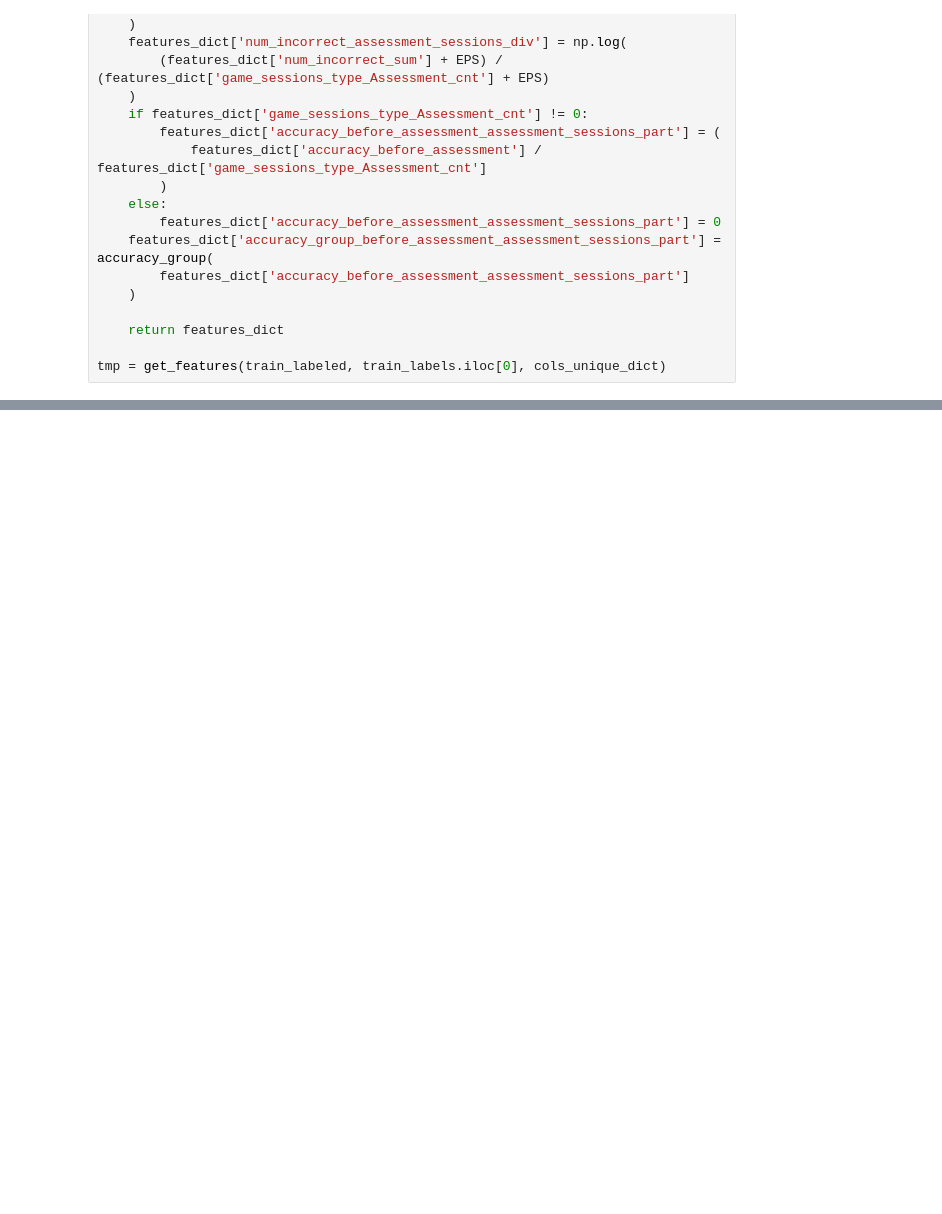
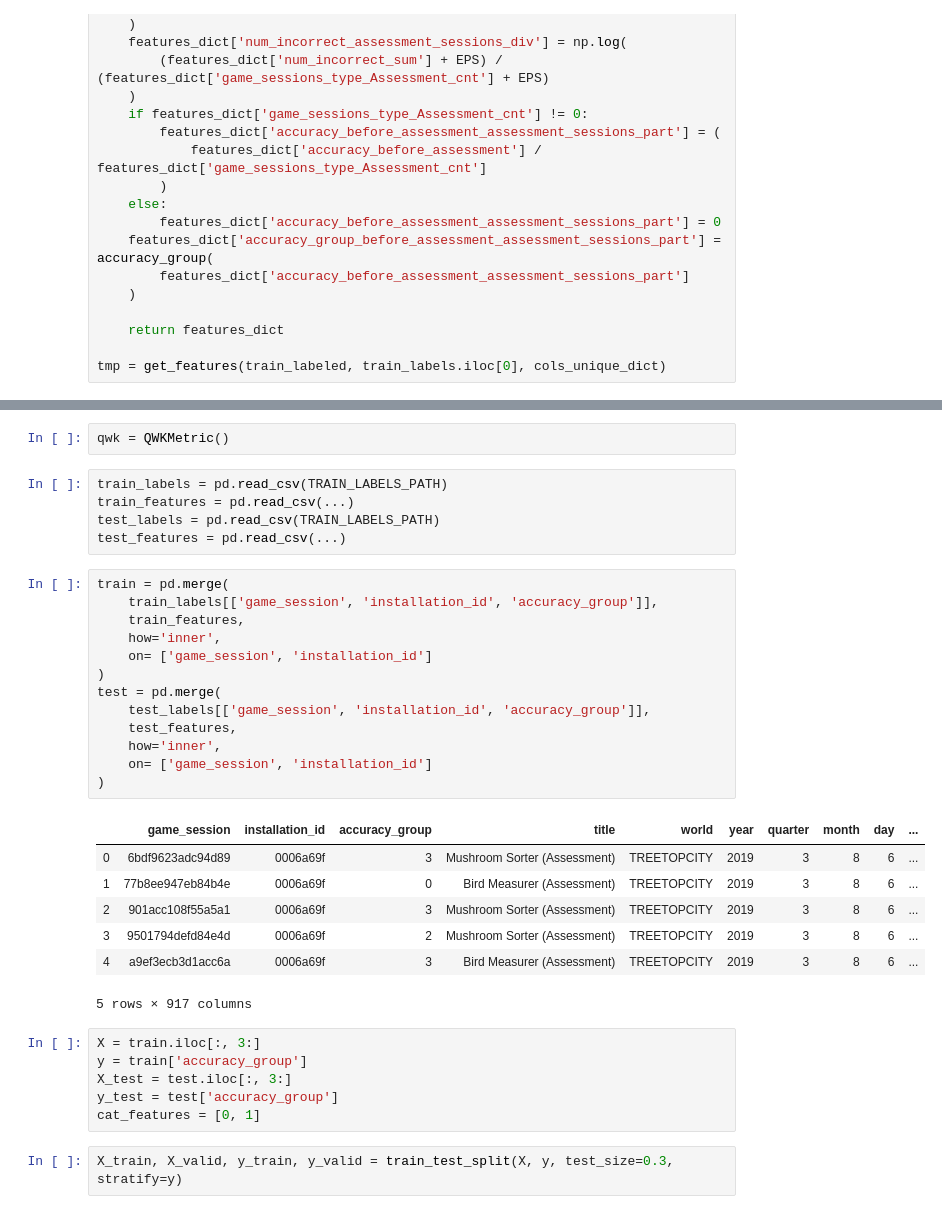
Before and after one commit to AndreyKoceruba/Children_learn, a Jupyter notebook: Children_learn.ipynb, the cells around one changed output, grey strips where cells are left out. Cells and saved outputs as stored; diff of their text form; blank space fills up the shorter version.

```diff
--- a/Children_learn.ipynb
+++ b/Children_learn.ipynb
@@ -513,0 +557,36 @@ df = pd.DataFrame(list(df))
+# %%
+qwk = QWKMetric()
+# %%
+train_labels = pd.read_csv(TRAIN_LABELS_PATH)
+train_features = pd.read_csv(...)
+test_labels = pd.read_csv(TRAIN_LABELS_PATH)
+test_features = pd.read_csv(...)
+# %%
+train = pd.merge(
+    train_labels[['game_session', 'installation_id', 'accuracy_group']],
+    train_features,
+    how='inner',
+    on= ['game_session', 'installation_id']
+)
+test = pd.merge(
+    test_labels[['game_session', 'installation_id', 'accuracy_group']],
+    test_features,
+    how='inner',
+    on= ['game_session', 'installation_id']
+)
+# %% [output]
+|  | game_session | installation_id | accuracy_group | title | world | year | quarter | month | day | ... |
+| 0 | 6bdf9623adc94d89 | 0006a69f | 3 | Mushroom Sorter (Assessment) | TREETOPCITY | 2019 | 3 | 8 | 6 | ... |
+| 1 | 77b8ee947eb84b4e | 0006a69f | 0 | Bird Measurer (Assessment) | TREETOPCITY | 2019 | 3 | 8 | 6 | ... |
+| 2 | 901acc108f55a5a1 | 0006a69f | 3 | Mushroom Sorter (Assessment) | TREETOPCITY | 2019 | 3 | 8 | 6 | ... |
+| 3 | 9501794defd84e4d | 0006a69f | 2 | Mushroom Sorter (Assessment) | TREETOPCITY | 2019 | 3 | 8 | 6 | ... |
+| 4 | a9ef3ecb3d1acc6a | 0006a69f | 3 | Bird Measurer (Assessment) | TREETOPCITY | 2019 | 3 | 8 | 6 | ... |
+5 rows × 917 columns
+# %%
+X = train.iloc[:, 3:]
+y = train['accuracy_group']
+X_test = test.iloc[:, 3:]
+y_test = test['accuracy_group']
+cat_features = [0, 1]
+# %%
+X_train, X_valid, y_train, y_valid = train_test_split(X, y, test_size=0.3, stratify=y)
```
Also changed, not shown: parts of 12 cells of this notebook.
